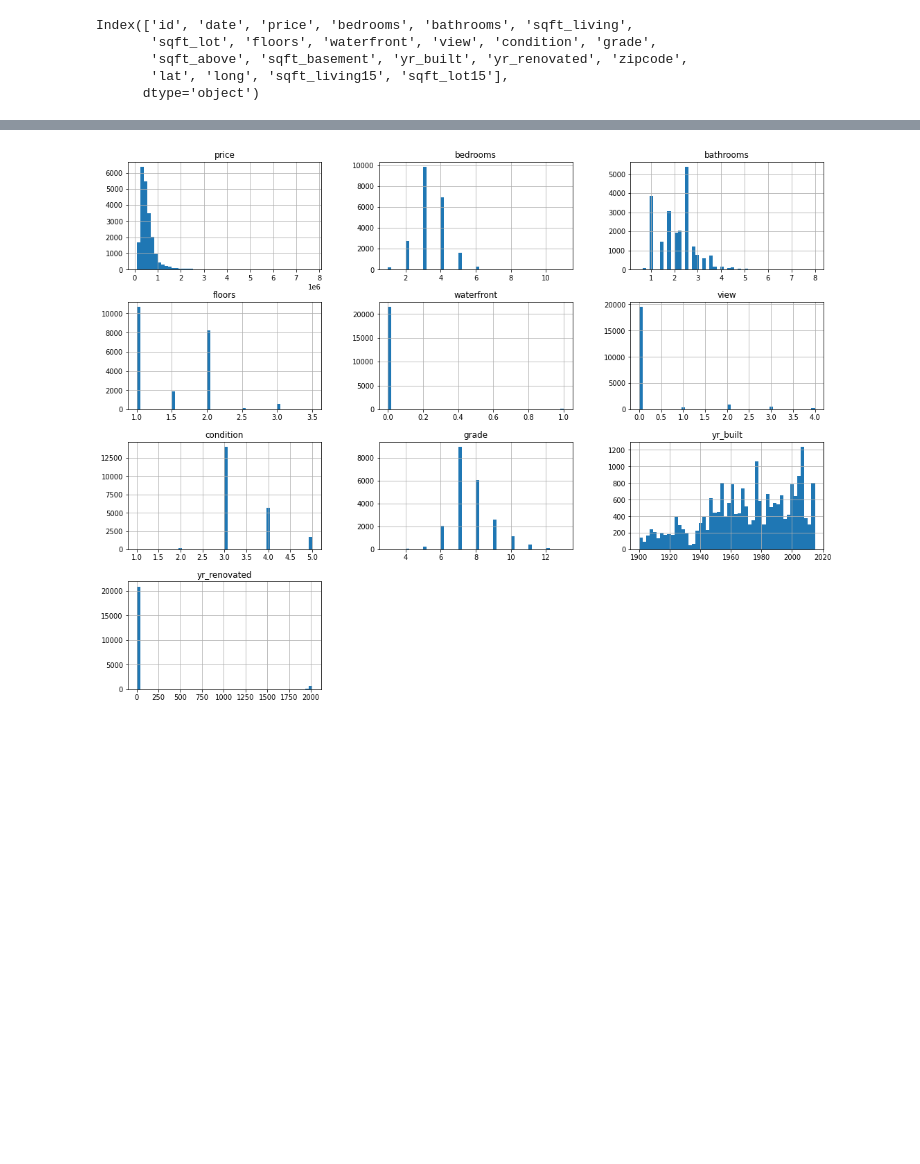
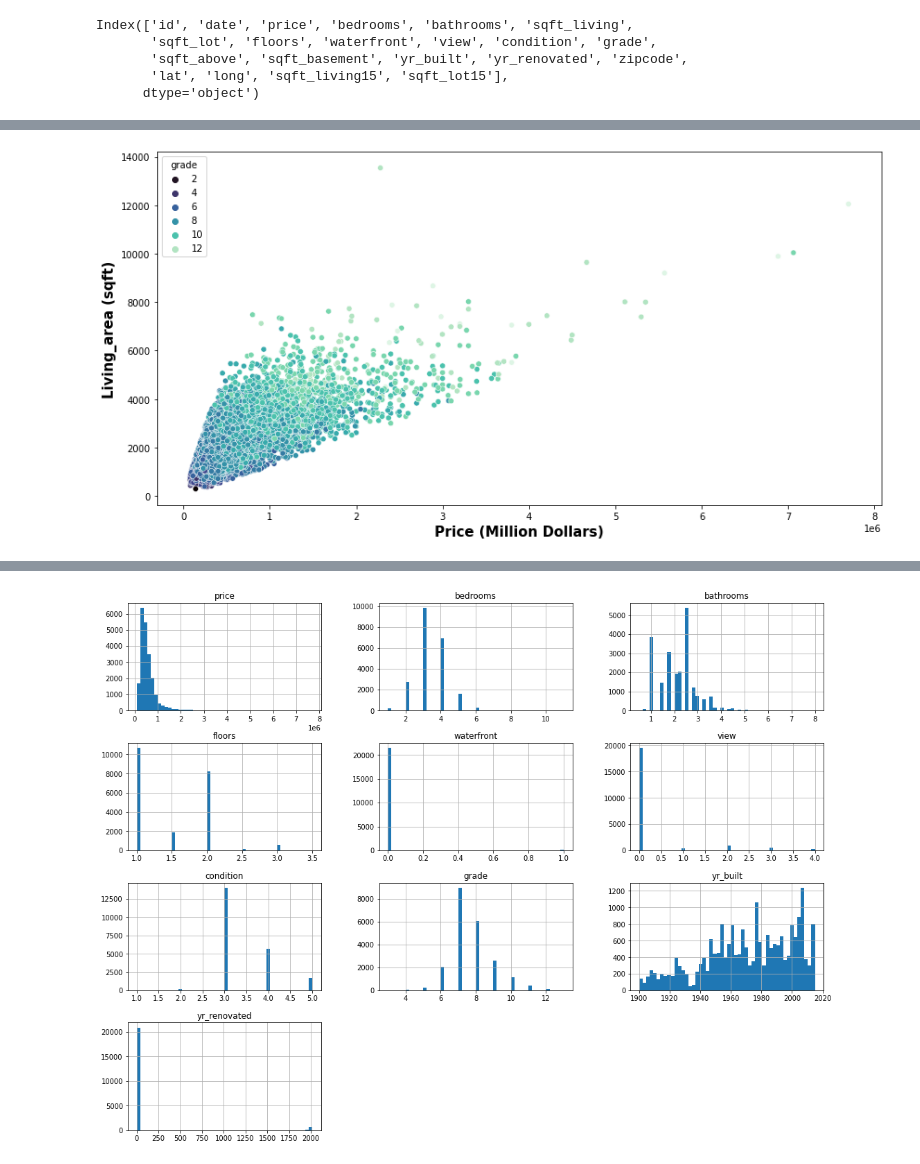
Before and after one commit to SabeehRaza-DS/King-County_EDA, a Jupyter notebook: EDA_housing.ipynb, the cells around one changed output, grey strips where cells are left out. Cells and saved outputs as stored; diff of their text form; code cells hidden in the pictures; blank space fills up the shorter version.

```diff
--- a/EDA_housing.ipynb
+++ b/EDA_housing.ipynb
@@ -308,0 +321,12 @@ Index(['id', 'date', 'price', 'bedrooms', 'bathrooms', 'sqft_living',
+# %%
+# price range based on building grades
+
+plt.subplots(figsize=(14,7))
+
+sns.scatterplot(data=df, x="price", y="sqft_living",hue="grade", palette="mako")
+
+plt.xlabel('Price (Million Dollars)', size=15, weight='bold')
+plt.ylabel('Living_area (sqft)', size=15, weight='bold')
+plt.show()
+# %% [output]
+[figure, added]
```
Also changed, not shown: parts of 8 cells of this notebook.
